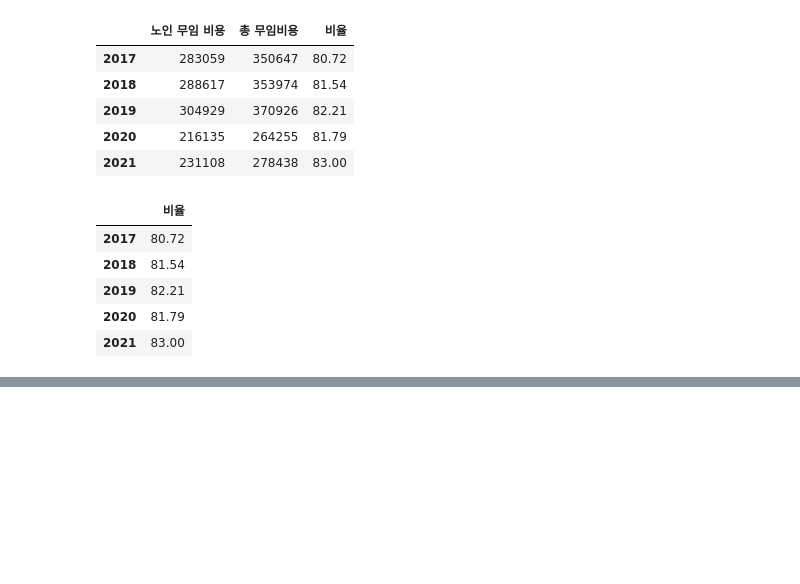
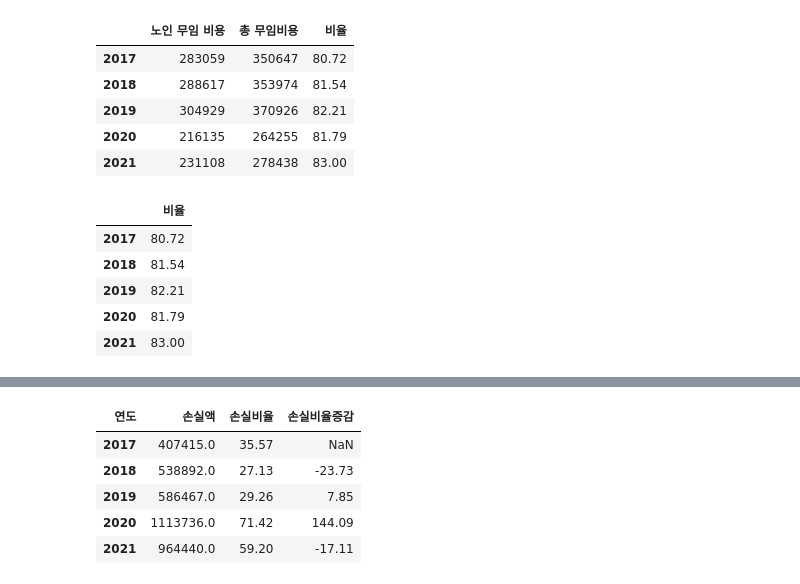
Before and after one commit to limjs1024/semi-project, a Jupyter notebook: teamprject.ipynb, the cells around one changed output, grey strips where cells are left out. Cells and saved outputs as stored; diff of their text form; code cells hidden in the pictures; blank space fills up the shorter version.

```diff
--- a/teamprject.ipynb
+++ b/teamprject.ipynb
@@ -598,0 +606,10 @@ seoul_old6.plot.bar()
+# %%
+loss2=loss.drop('매출액',axis=1)
+loss2
+# %% [output]
+| 연도 | 손실액 | 손실비율 | 손실비율증감 |
+| 2017 | 407415.0 | 35.57 | NaN |
+| 2018 | 538892.0 | 27.13 | -23.73 |
+| 2019 | 586467.0 | 29.26 | 7.85 |
+| 2020 | 1113736.0 | 71.42 | 144.09 |
+| 2021 | 964440.0 | 59.20 | -17.11 |
```
Also changed, not shown: parts of 9 cells of this notebook.
